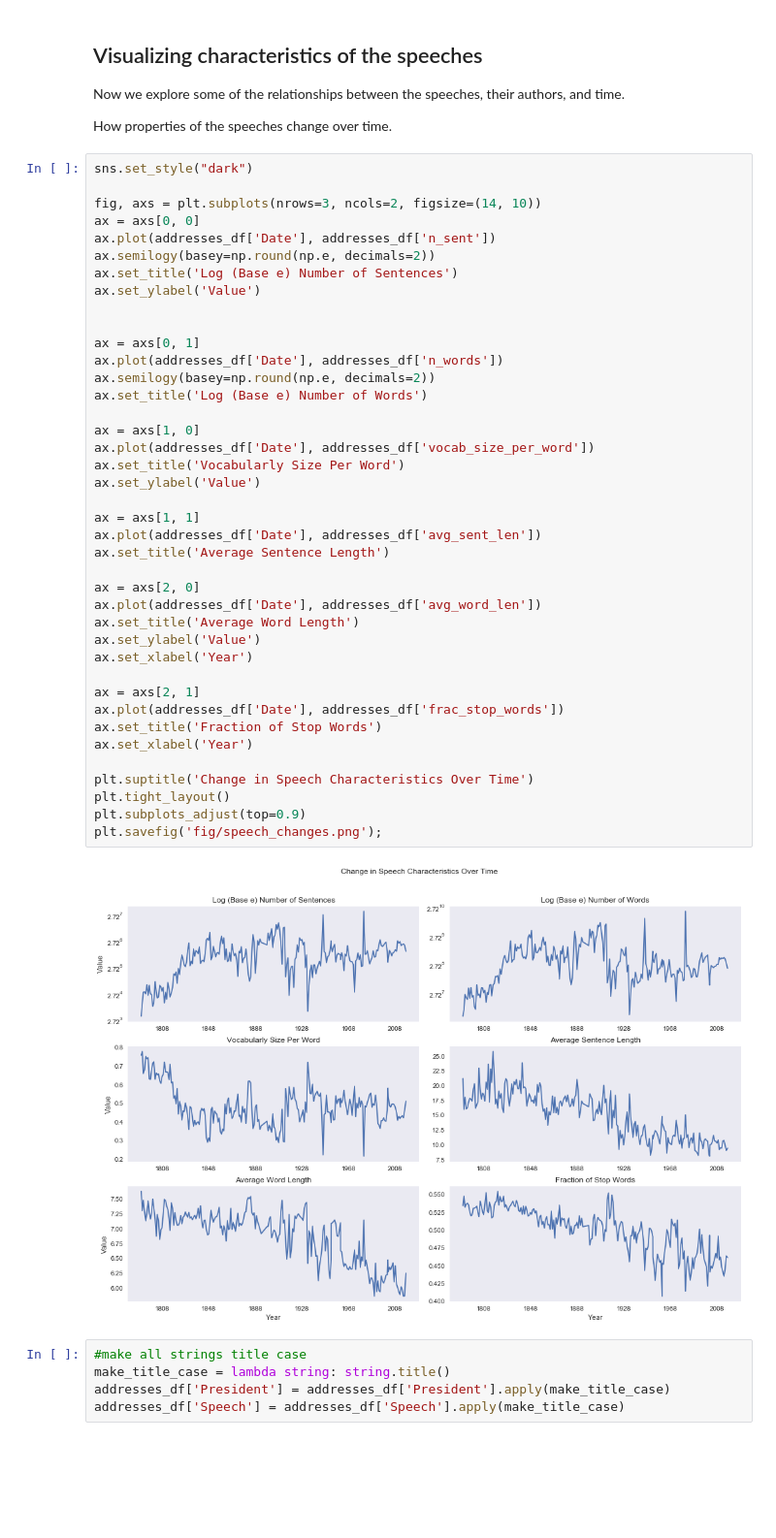
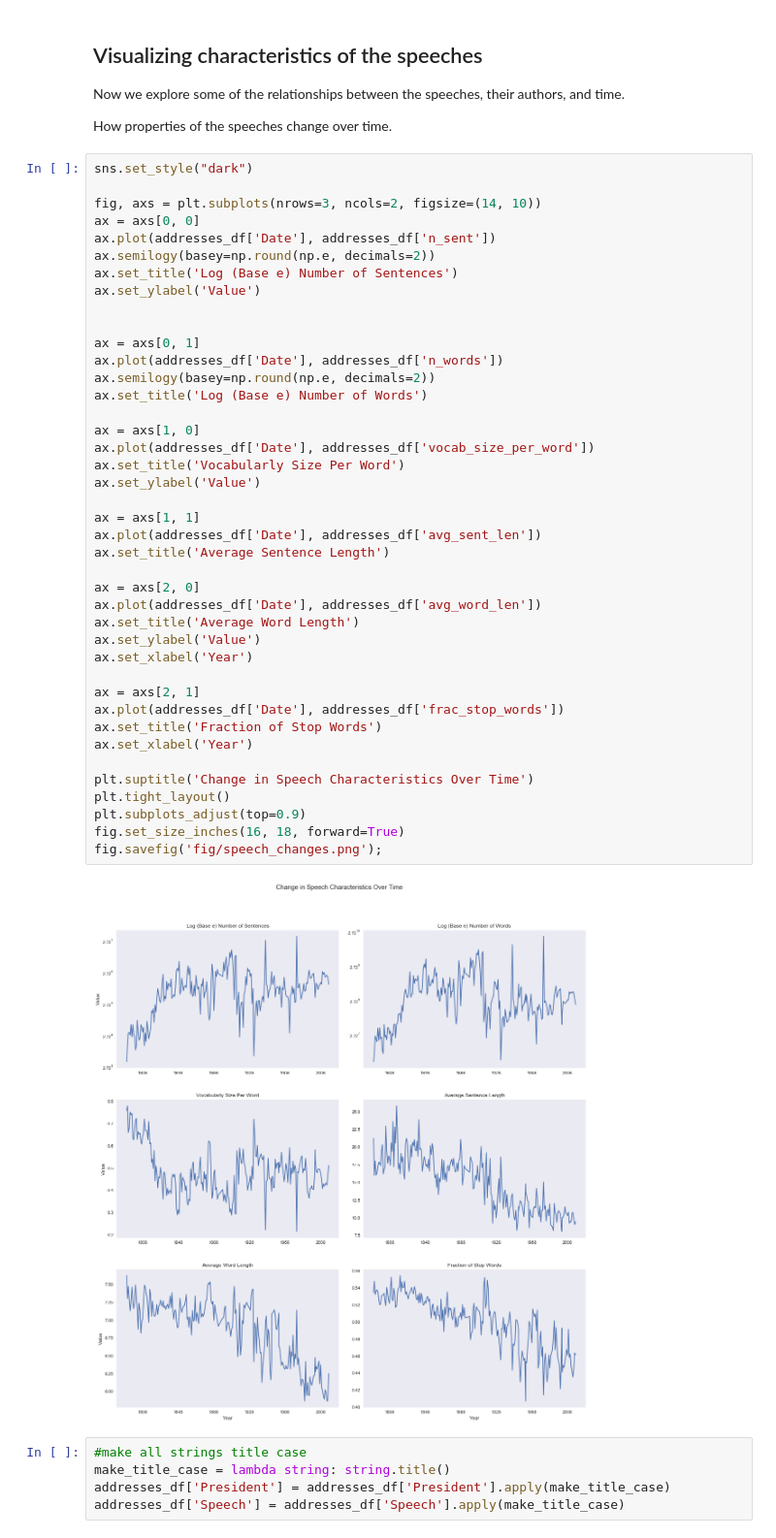
Before and after one commit to jacobakh/StateofUnionSpeechs, a Jupyter notebook: state_of_the_union_analysis-p2.ipynb, the cells around one changed output. Shown at 97% size. Drawn from its saved outputs; the diff is of its cells as text; blank space fills up the shorter version.

```diff
--- a/state_of_the_union_analysis-p2.ipynb
+++ b/state_of_the_union_analysis-p2.ipynb
@@ -243,35 +243,36 @@ ax.set_ylabel('Value')
 
 ax = axs[0, 1]
 ax.plot(addresses_df['Date'], addresses_df['n_words'])
 ax.semilogy(basey=np.round(np.e, decimals=2))
 ax.set_title('Log (Base e) Number of Words')
 
 ax = axs[1, 0]
 ax.plot(addresses_df['Date'], addresses_df['vocab_size_per_word'])
 ax.set_title('Vocabularly Size Per Word')
 ax.set_ylabel('Value')
 
 ax = axs[1, 1]
 ax.plot(addresses_df['Date'], addresses_df['avg_sent_len'])
 ax.set_title('Average Sentence Length')
 
 ax = axs[2, 0]
 ax.plot(addresses_df['Date'], addresses_df['avg_word_len'])
 ax.set_title('Average Word Length')
 ax.set_ylabel('Value')
 ax.set_xlabel('Year')
 
 ax = axs[2, 1]
 ax.plot(addresses_df['Date'], addresses_df['frac_stop_words'])
 ax.set_title('Fraction of Stop Words')
 ax.set_xlabel('Year')
 
 plt.suptitle('Change in Speech Characteristics Over Time')
 plt.tight_layout()
 plt.subplots_adjust(top=0.9)
-plt.savefig('fig/speech_changes.png');
+fig.set_size_inches(16, 18, forward=True)
+fig.savefig('fig/speech_changes.png');
 # %% [output]
-[figure, old version]
+[figure, new version]
 # %%
 #make all strings title case
 make_title_case = lambda string: string.title()
```
Also changed, not shown: parts of 1 cell of this notebook, 5 other files.
